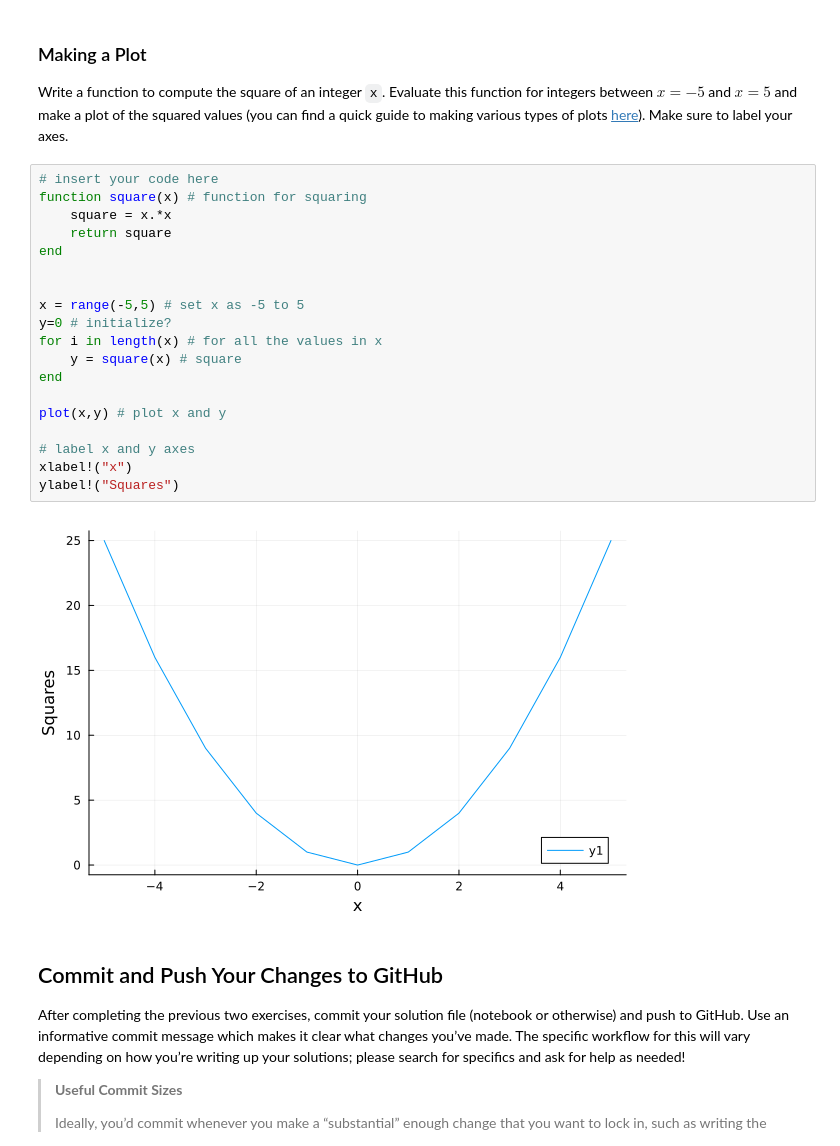
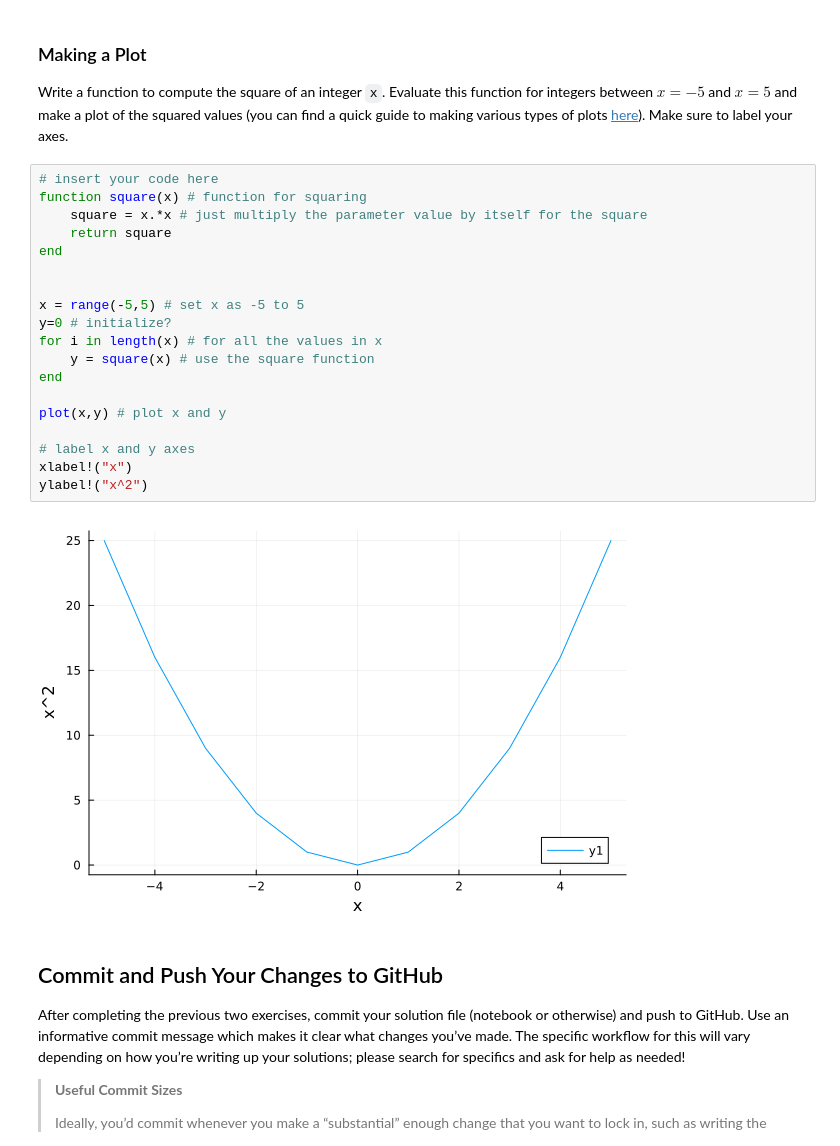
Before and after one commit to BEE4750-FA25/lab1-ec8771, a Jupyter notebook: lab01.ipynb, the cells around one changed output. Saved outputs shown, nothing was run; the diff lists cells and outputs as text.

```diff
--- a/lab01.ipynb
+++ b/lab01.ipynb
@@ -281,24 +265,24 @@ Make sure to label your axes.
 # %%
 # insert your code here
 function square(x) # function for squaring
-    square = x.*x
+    square = x.*x # just multiply the parameter value by itself for the square
     return square
 end
 
 
 x = range(-5,5) # set x as -5 to 5
 y=0 # initialize?
 for i in length(x) # for all the values in x
-    y = square(x) # square
+    y = square(x) # use the square function
 end
 
 plot(x,y) # plot x and y
 
 # label x and y axes
 xlabel!("x")
-ylabel!("Squares")
+ylabel!("x^2")
 # %% [output]
-[figure, old version]
+[figure, new version]
 # %% [markdown]
 ## Commit and Push Your Changes to GitHub
 
```
Also changed, not shown: parts of 3 cells of this notebook.
